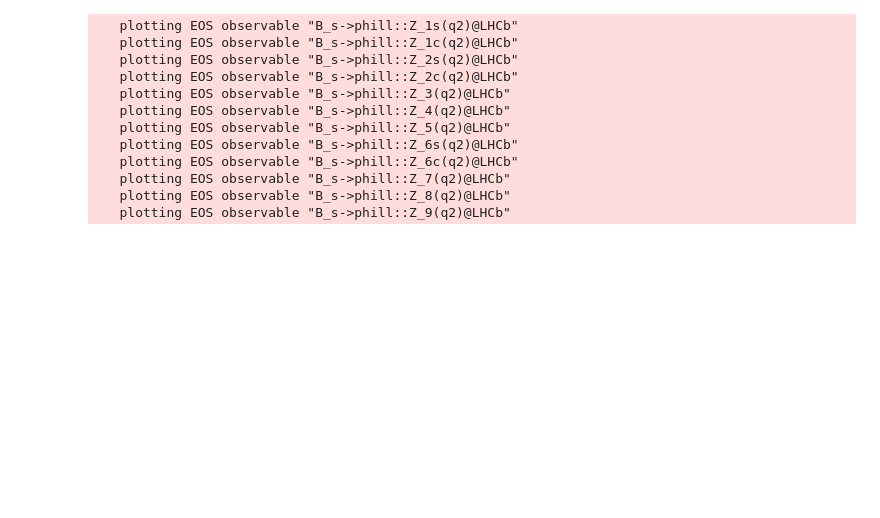
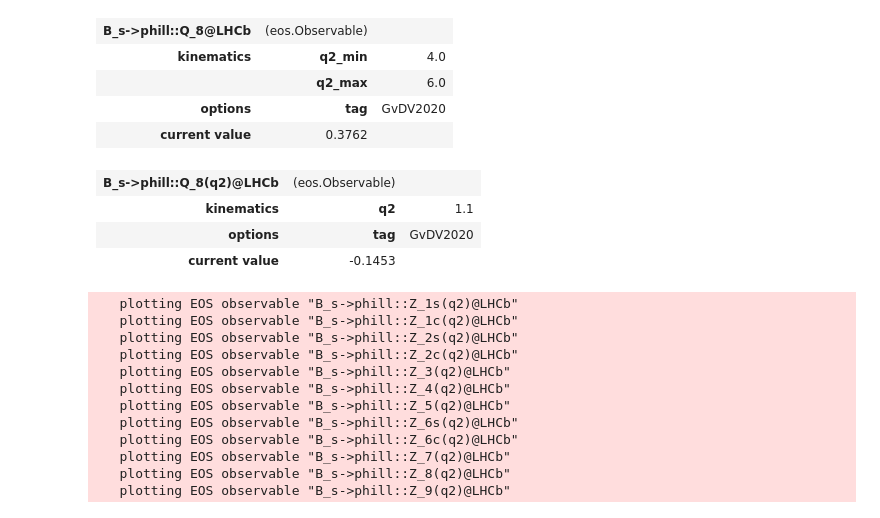
Before and after one commit to schmitse/eos, a Jupyter notebook: scripts/testing_notebook.ipynb, the cells around one changed output. Cells and saved outputs as stored; diff of their text form; code cells hidden in the pictures; blank space fills up the shorter version.

```diff
--- a/scripts/testing_notebook.ipynb
+++ b/scripts/testing_notebook.ipynb
@@ -42,3 +50,21 @@ display(obs)
+# %%
+parameters = eos.Parameters.Defaults()
+obs = eos.Observable.make('B_s->phill::Q_8@LHCb', parameters, eos.Kinematics(q2_min=4.0, q2_max=6.0), eos.Options(tag='GvDV2020'))
+display(obs)
+parameters = eos.Parameters.Defaults()
+obs = eos.Observable.make('B_s->phill::Q_8(q2)@LHCb', parameters, eos.Kinematics(q2=1.1), eos.Options(tag='GvDV2020'))
+display(obs)
+parameters = eos.Parameters.Defaults()
+# %% [output]
+| B_s->phill::Q_8@LHCb | (eos.Observable) |  |
+| kinematics | q2_min | 4.0 |
+|  | q2_max | 6.0 |
+| options | tag | GvDV2020 |
+| current value | 0.3762 |  |
+| B_s->phill::Q_8(q2)@LHCb | (eos.Observable) |  |
+| kinematics | q2 | 1.1 |
+| options | tag | GvDV2020 |
+| current value | -0.1453 |  |
 # %%
 import matplotlib as mpl
 cmap = mpl.cm.get_cmap('tab20')
```
Also changed, not shown: parts of 2 cells of this notebook, 1 other file.
